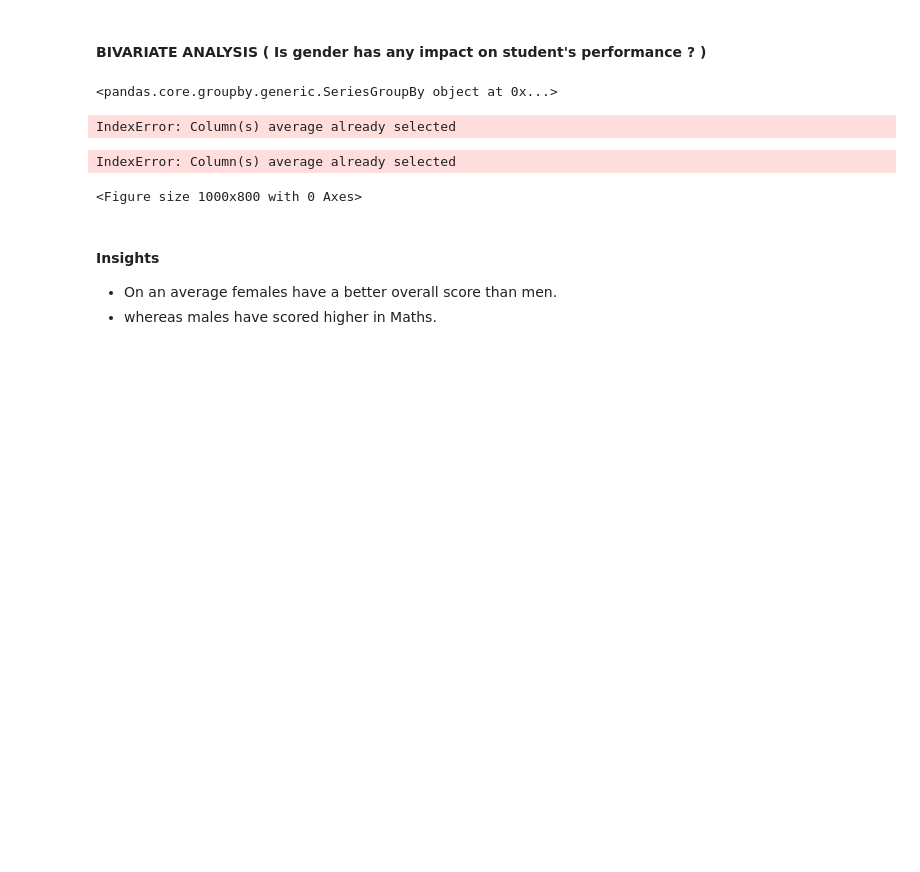
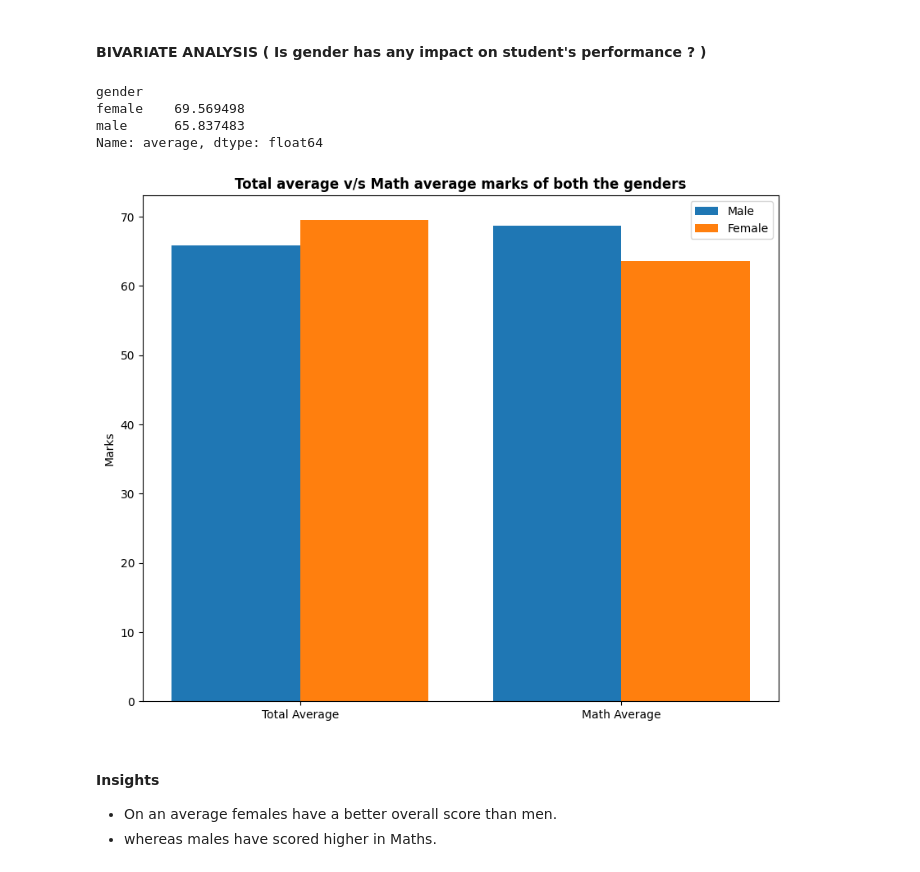
Before and after one commit to PranavJoshi1/MLProject, a Jupyter notebook: notebook/1 . EDA STUDENT PERFORMANCE .ipynb, the cells around one changed output. Drawn from its saved outputs; the diff is of its cells as text; code cells hidden in the pictures; blank space fills up the shorter version.

```diff
--- a/notebook/1 . EDA STUDENT PERFORMANCE .ipynb
+++ b/notebook/1 . EDA STUDENT PERFORMANCE .ipynb
@@ -429,36 +429,36 @@ plt.show()
 #### BIVARIATE ANALYSIS ( Is gender has any impact on student's performance ? )
 # %%
 gender_group = df.groupby('gender')
-mean_values = gender_group['total score']
-mean_values
+# mean_values = gender_group['total score']
+# mean_values
-# %% [output]
-<pandas.core.groupby.generic.SeriesGroupBy object at 0x...>
-# %%
-gender_group['average']
-# %% [output]
-IndexError: Column(s) average already selected
+# %%
+gender_group['average'].mean()
+# %% [output]
+gender
+female    69.569498
+male      65.837483
+Name: average, dtype: float64
 # %%
 plt.figure(figsize=(10, 8))
 
 X = ['Total Average','Math Average']
 
 
-female_scores = [gender_group['average'][0], gender_group['math score'][0]]
-male_scores = [gender_group['average'][1], gender_group['math score'][1]]
+female_scores = [gender_group['average'].mean()[0], gender_group['math_score'].mean()[0]]
+male_scores = [gender_group['average'].mean()[1], gender_group['math_score'].mean()[1]]
 
 X_axis = np.arange(len(X))
 
 plt.bar(X_axis - 0.2, male_scores, 0.4, label = 'Male')
 plt.bar(X_axis + 0.2, female_scores, 0.4, label = 'Female')
 
 plt.xticks(X_axis, X)
 plt.ylabel("Marks")
 plt.title("Total average v/s Math average marks of both the genders", fontweight='bold')
 plt.legend()
 plt.show()
 # %% [output]
-IndexError: Column(s) average already selected
-<Figure size 1000x800 with 0 Axes>
+[figure, added]
 # %% [markdown]
 #### Insights
 - On an average females have a better overall score than men.
```
Also changed, not shown: parts of 10 cells of this notebook.
